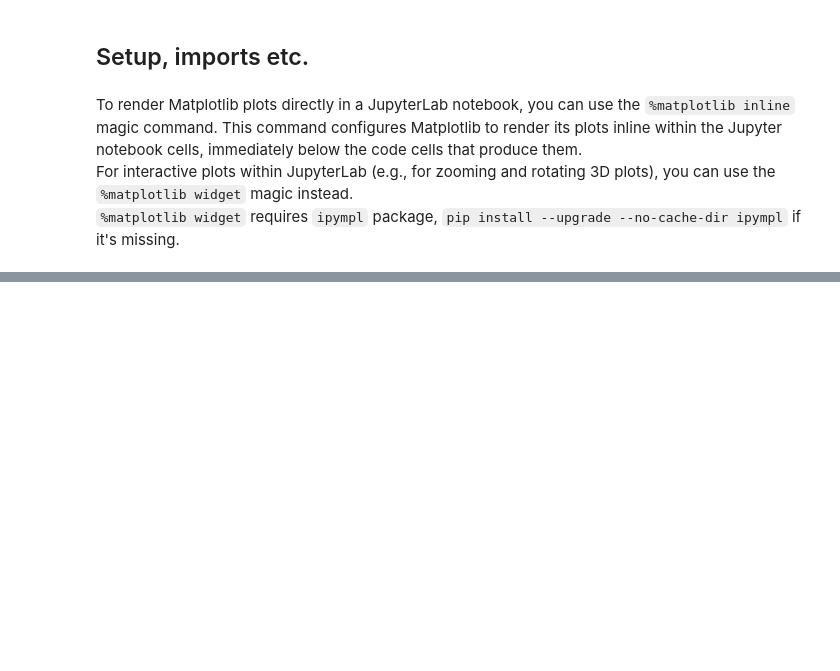
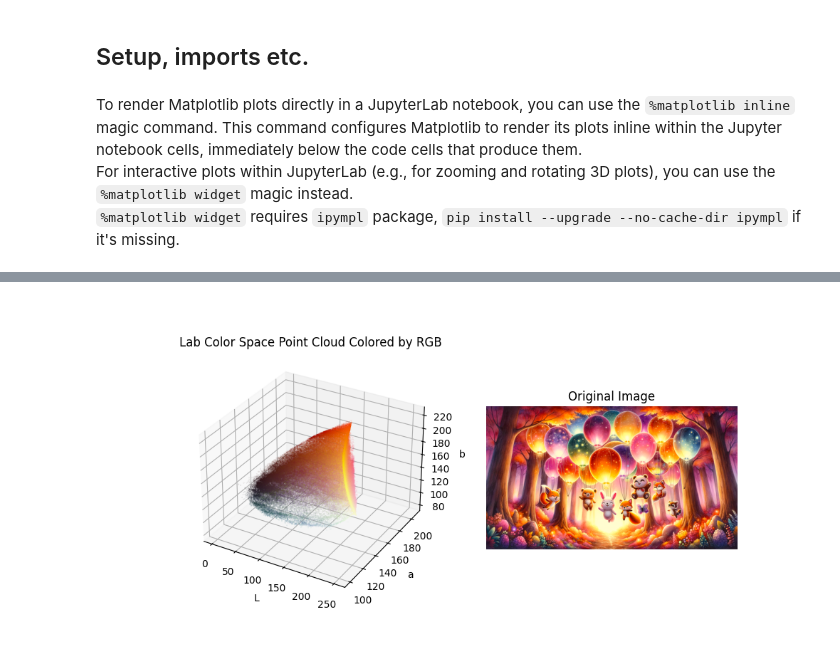
Before and after one commit to shauryashaurya/kandinsky, a Jupyter notebook: 02-K-Means-and-friends.ipynb, the cells around one changed output, grey strips where cells are left out. Cells and saved outputs as stored; diff of their text form; code cells hidden in the pictures; blank space fills up the shorter version.

```diff
--- a/02-K-Means-and-friends.ipynb
+++ b/02-K-Means-and-friends.ipynb
@@ -94,7 +49,0 @@ Let's try to load an image and see what it looks like
-# %%
-image = cv2.imread("./data/cgi/" + "01x25.png")
-
-image_rgb = cv2.cvtColor(image, cv2.COLOR_BGR2RGB)
-image_rgb.shape
-img2 = image_rgb.reshape((-1, image_rgb.shape[2]))
-img2.shape
@@ -415,0 +222,6 @@ def plot_color_space_with_rgb_colors(base_path, color_space="RGB"):
+# %%
+base_path = "./data/cgi/01x25"  # Without the color space suffix and .csv
+color_space = "Lab"  # Example color space
+plot_color_space_with_rgb_colors(base_path, color_space)
+# %% [output]
+[figure, added]
```
Also changed, not shown: parts of 67 cells of this notebook, 2 other files.
